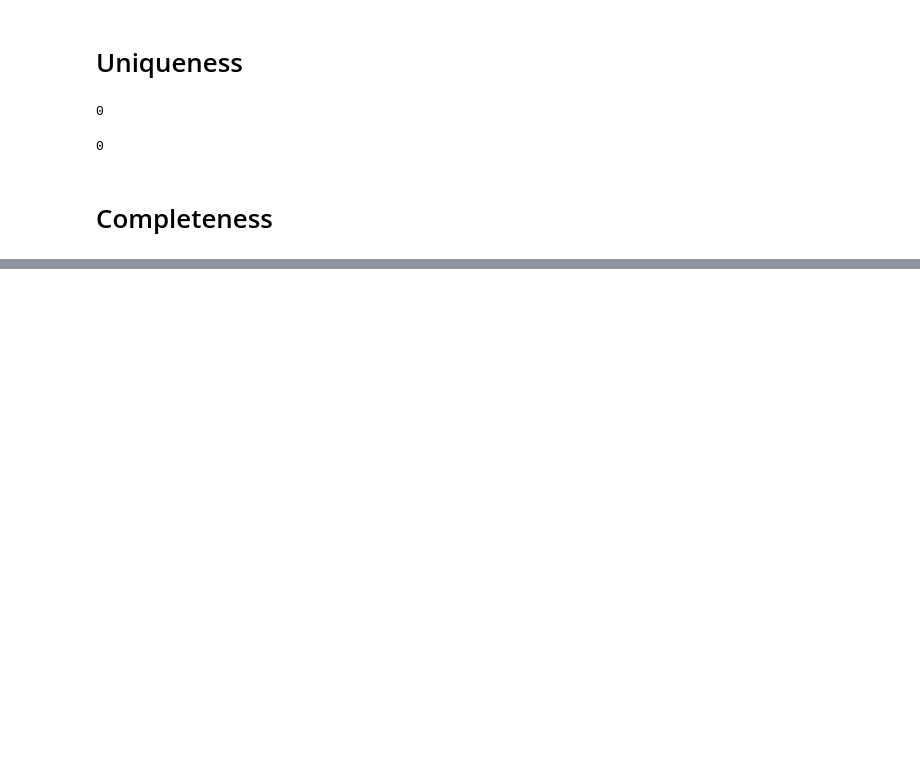
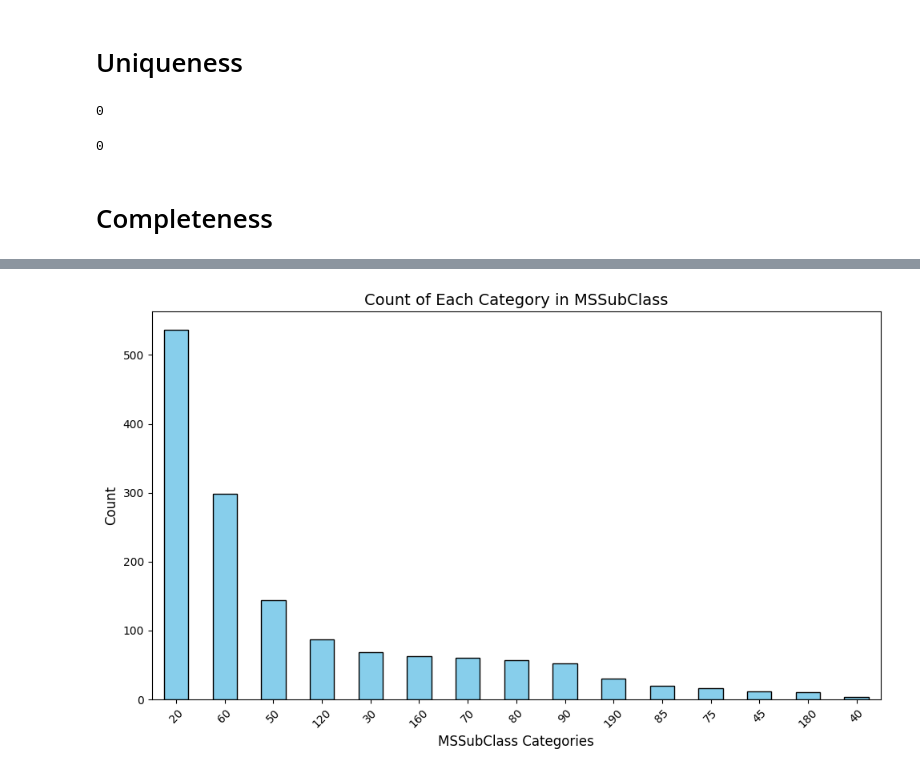
Before and after one commit to YaqeenData/Project4-ART, a Jupyter notebook: advanced-regression-techniques.ipynb, the cells around one changed output, grey strips where cells are left out. Saved outputs shown, nothing was run; the diff lists cells and outputs as text; code cells hidden in the pictures; blank space fills up the shorter version.

Commit message:
houses_train completed completeness

```diff
--- a/advanced-regression-techniques.ipynb
+++ b/advanced-regression-techniques.ipynb
@@ -80,0 +489,5 @@ houses['Id'].duplicated().sum()
+# %%
+#there is no garage for this house
+houses.loc[:, 'GarageType'] = houses['GarageType'].fillna('No Garage')
+houses.loc[:, 'GarageFinish'] =houses['GarageFinish'].fillna('No Garage')
+houses.loc[:, 'GarageYrBlt'] = houses['GarageYrBlt'].fillna(0)
@@ -80,0 +502,6 @@ houses['Id'].duplicated().sum()
+# %%
+houses.loc[:,"GarageQual"] = houses["GarageQual"].fillna("No Garage")
+houses.loc[:,"GarageCond"] = houses["GarageCond"].fillna("No Garage")
+houses.loc[:,"PoolQC"] = houses["PoolQC"].fillna("No Pool")
+houses.loc[:, "Fence"] = houses["Fence"].fillna("No Fence")
+houses.loc[:, "MiscFeature"] = houses["MiscFeature"].fillna("None")
@@ -80,0 +551,6 @@ houses['Id'].duplicated().sum()
+# %%
+# Converting Central Air into boolean
+houses['CentralAir'] = houses['CentralAir'].replace({'Y':True, 'N':False})
+# %%
+# Conberting GarageYrBlt into integer
+houses['GarageYrBlt'] = houses['GarageYrBlt'].astype(int)
@@ -80,0 +568,21 @@ houses['Id'].duplicated().sum()
+# %%
+import matplotlib.pyplot as plt
+
+# Get the value counts for the 'MSSubClass' column
+category_counts = houses['MSSubClass'].value_counts()
+
+# Create a bar chart
+plt.figure(figsize=(10, 6))
+category_counts.plot(kind='bar', color='skyblue', edgecolor='black')
+
+# Add title and labels
+plt.title('Count of Each Category in MSSubClass', fontsize=14)
+plt.xlabel('MSSubClass Categories', fontsize=12)
+plt.ylabel('Count', fontsize=12)
+
+# Show the plot
+plt.xticks(rotation=45)
+plt.tight_layout()
+plt.show()
+# %% [output]
+[figure, added]
```
Also changed, not shown: parts of 72 cells of this notebook.
